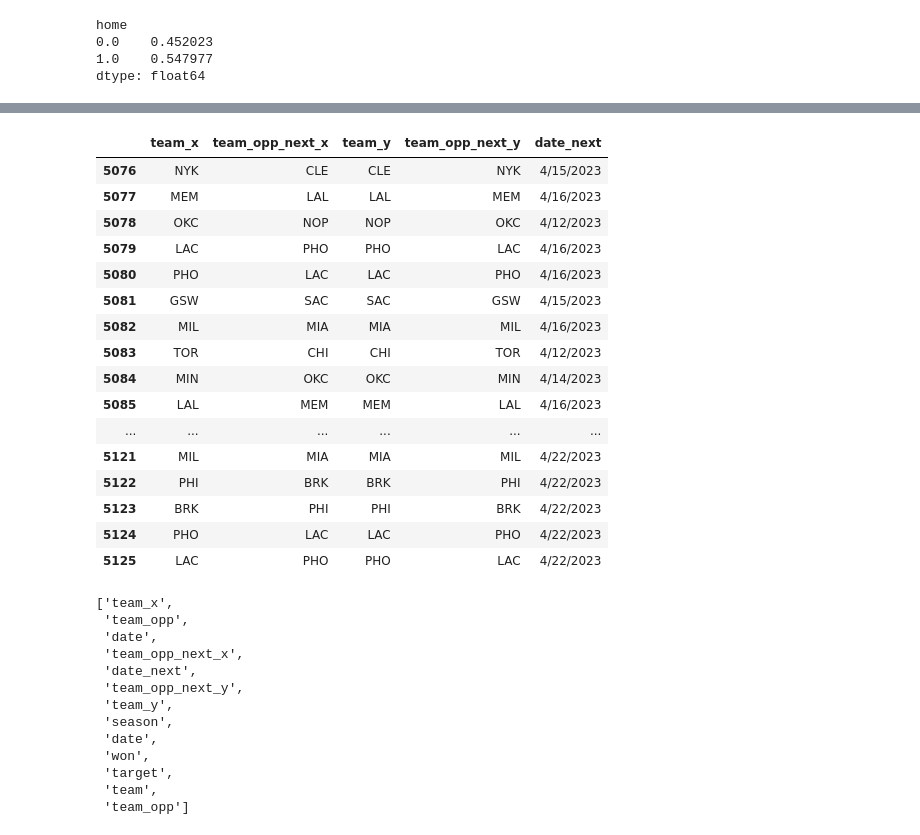
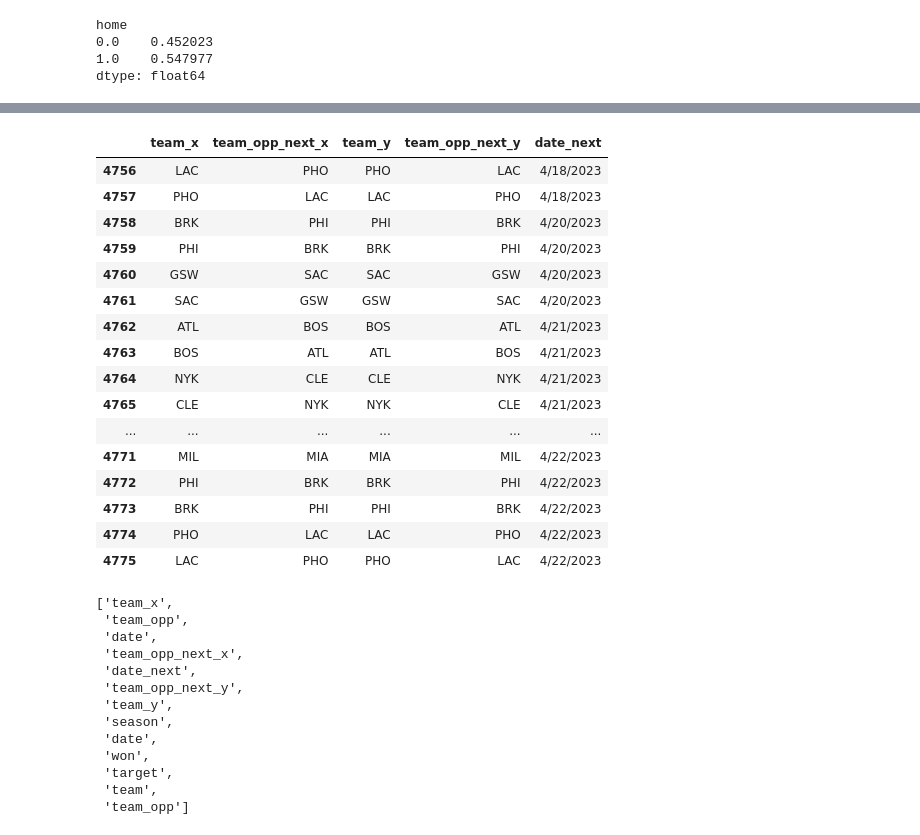
Before and after one commit to EnEnfer/DataVisz, a Jupyter notebook: predict.ipynb, the cells around one changed output, grey strips where cells are left out. Cells and saved outputs as stored; diff of their text form; code cells hidden in the pictures.

```diff
--- a/predict.ipynb
+++ b/predict.ipynb
@@ -293,8 +336,6 @@ df
 # %%
-df_rolling = df[list(selected_columns) + ["won", "team", "season"]]
-
 def find_team_averages(team):
-    rolling = team.rolling(10).mean()
+    rolling = team.rolling(5).mean()
     return rolling
 
 df_rolling = df_rolling.groupby(["team", "season"], group_keys=False).apply(find_team_averages)
@@ -321,0 +342,3 @@ df_rolling.head(50)
+# %%
+pd.set_option('display.max_columns', 100)
+pd.set_option('display.max_rows', 100)
@@ -322,5 +364,5 @@ df_rolling.head(50)
 # %%
-rolling_cols = [f"{col}_10" for col in df_rolling.columns]
+rolling_cols = [f"{col}_5" for col in df_rolling.columns]
 df_rolling.columns = rolling_cols
 df = pd.concat([df, df_rolling], axis=1)
 # %%
@@ -395,3 +460,6 @@ df.loc[:, ['won','target', 'team', 'date', 'team_opp', 'team_opp_next', 'date_ne
 # %%
-full = df.merge(df[rolling_cols + ["team_opp_next", "date_next", "team"]], left_on=["team", "date_next"], right_on=["team_opp_next", "date_next"])
+full = df.merge(
+    df[rolling_cols + ["team_opp_next", "date_next", "team"]],
+    left_on=["team", "date_next"],
+    right_on=["team_opp_next", "date_next"])
 # %%
@@ -417,23 +485,23 @@ full.loc[:, ['won','target', 'team_x', 'date', 'team_opp', 'team_opp_next_x', 'd
 # %%
-full[["team_x", "team_opp_next_x", "team_y", "team_opp_next_y", "date_next"]].tail(50)
+full[["team_x", "team_opp_next_x", "team_y", "team_opp_next_y", "date_next"]].tail(20)
 # %% [output]
 |  | team_x | team_opp_next_x | team_y | team_opp_next_y | date_next |
-| 5076 | NYK | CLE | CLE | NYK | 4/15/2023 |
-| 5077 | MEM | LAL | LAL | MEM | 4/16/2023 |
-| 5078 | OKC | NOP | NOP | OKC | 4/12/2023 |
-| 5079 | LAC | PHO | PHO | LAC | 4/16/2023 |
-| 5080 | PHO | LAC | LAC | PHO | 4/16/2023 |
-| 5081 | GSW | SAC | SAC | GSW | 4/15/2023 |
-| 5082 | MIL | MIA | MIA | MIL | 4/16/2023 |
-| 5083 | TOR | CHI | CHI | TOR | 4/12/2023 |
-| 5084 | MIN | OKC | OKC | MIN | 4/14/2023 |
-| 5085 | LAL | MEM | MEM | LAL | 4/16/2023 |
+| 4756 | LAC | PHO | PHO | LAC | 4/18/2023 |
+| 4757 | PHO | LAC | LAC | PHO | 4/18/2023 |
+| 4758 | BRK | PHI | PHI | BRK | 4/20/2023 |
+| 4759 | PHI | BRK | BRK | PHI | 4/20/2023 |
+| 4760 | GSW | SAC | SAC | GSW | 4/20/2023 |
+| 4761 | SAC | GSW | GSW | SAC | 4/20/2023 |
+| 4762 | ATL | BOS | BOS | ATL | 4/21/2023 |
+| 4763 | BOS | ATL | ATL | BOS | 4/21/2023 |
+| 4764 | NYK | CLE | CLE | NYK | 4/21/2023 |
+| 4765 | CLE | NYK | NYK | CLE | 4/21/2023 |
 | ... | ... | ... | ... | ... | ... |
-| 5121 | MIL | MIA | MIA | MIL | 4/22/2023 |
-| 5122 | PHI | BRK | BRK | PHI | 4/22/2023 |
-| 5123 | BRK | PHI | PHI | BRK | 4/22/2023 |
-| 5124 | PHO | LAC | LAC | PHO | 4/22/2023 |
-| 5125 | LAC | PHO | PHO | LAC | 4/22/2023 |
+| 4771 | MIL | MIA | MIA | MIL | 4/22/2023 |
+| 4772 | PHI | BRK | BRK | PHI | 4/22/2023 |
+| 4773 | BRK | PHI | PHI | BRK | 4/22/2023 |
+| 4774 | PHO | LAC | LAC | PHO | 4/22/2023 |
+| 4775 | LAC | PHO | PHO | LAC | 4/22/2023 |
 # %%
 removed_columns = list(full.columns[full.dtypes == "object"]) + removed_columns
 # %%
```
Also changed, not shown: parts of 50 cells of this notebook.
